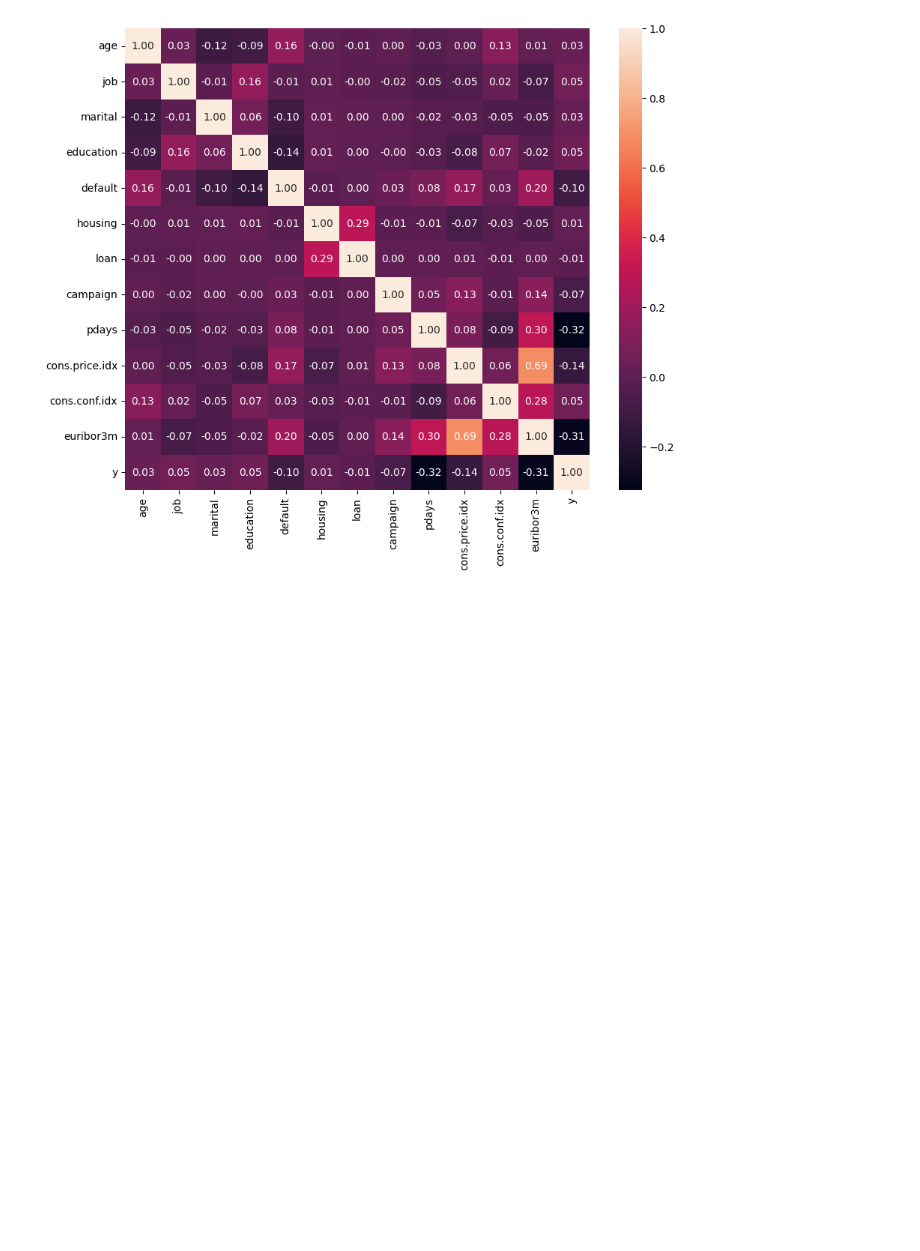
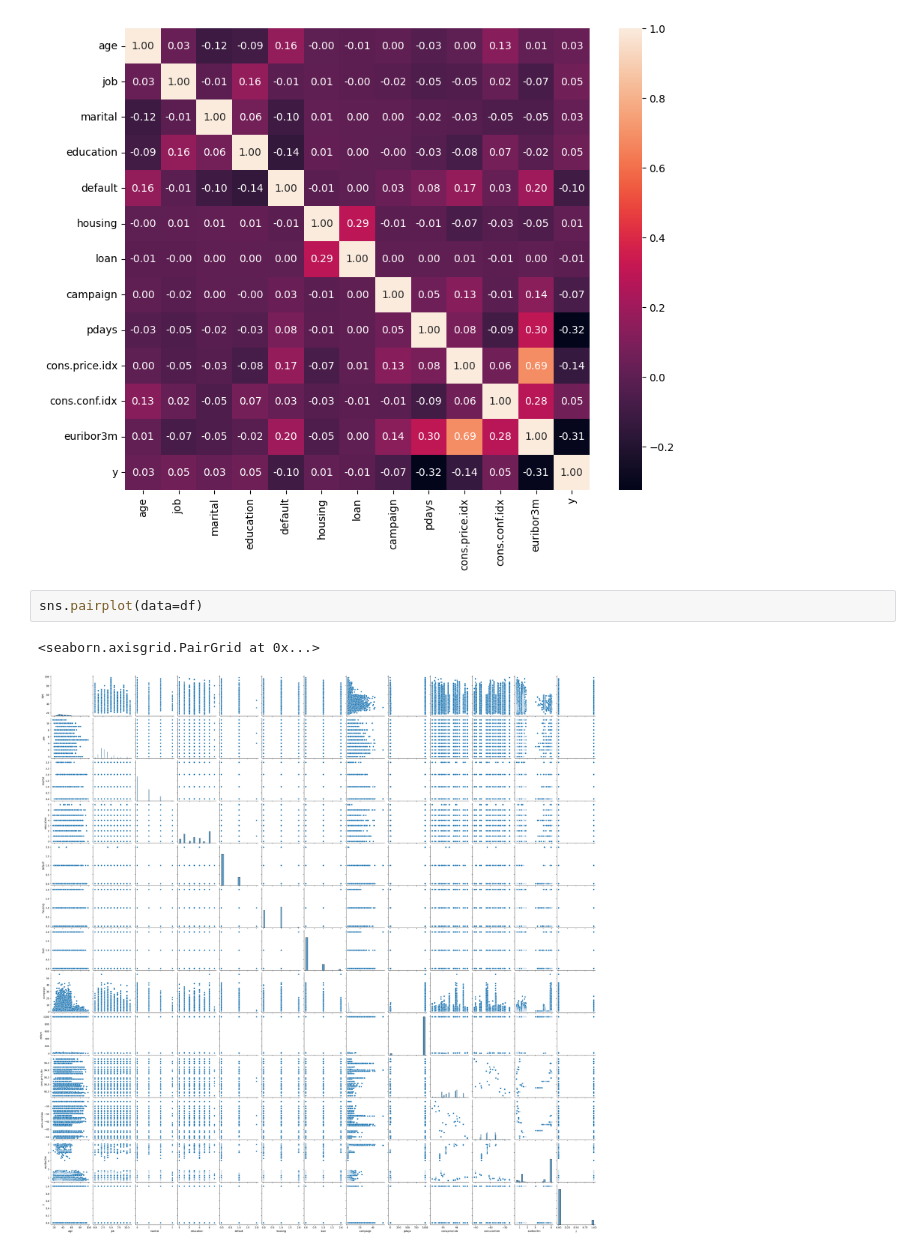
Before and after one commit to bartowen/mi_primer_model_ml, a Jupyter notebook: src/explore.ipynb, the cells around one changed output. Drawn from its saved outputs; the diff is of its cells as text; blank space fills up the shorter version.

Commit message:
pairplot

```diff
--- a/src/explore.ipynb
+++ b/src/explore.ipynb
@@ -346,3 +346,8 @@ sns.heatmap(df.corr(),annot=True,fmt='.2f')
 plt.show()
 # %% [output]
 [figure]
+# %%
+sns.pairplot(data=df)
+# %% [output]
+<seaborn.axisgrid.PairGrid at 0x...>
+[figure, added]
```
Also changed, not shown: parts of 1 cell of this notebook.
